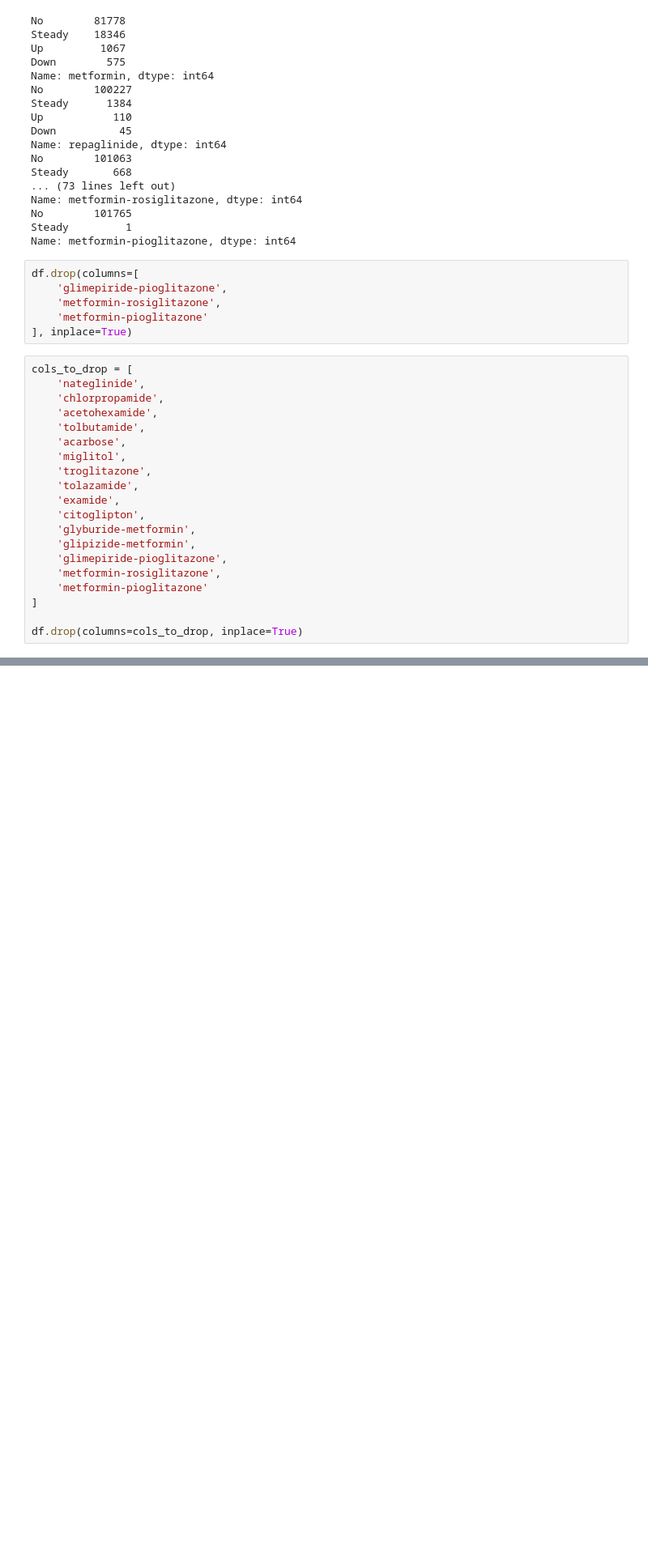
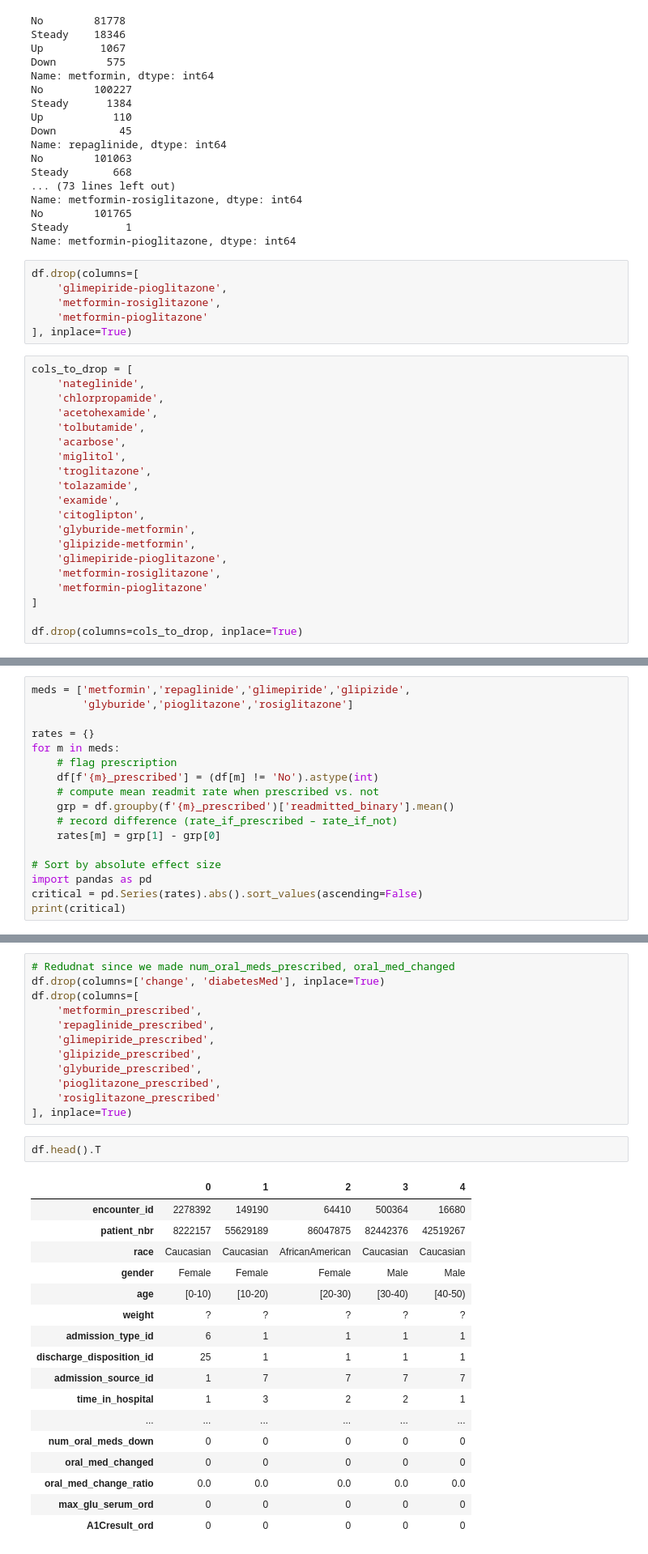
Before and after one commit to SayamKhatri/Clinical-Readmission-Prediction, a Jupyter notebook: Notebooks/EDA.ipynb, the cells around one changed output, grey strips where cells are left out. Shown at 81% size. Cells and saved outputs as stored; diff of their text form; blank space fills up the shorter version.

```diff
--- a/Notebooks/EDA.ipynb
+++ b/Notebooks/EDA.ipynb
@@ -221 +232,18 @@ df.drop(columns=cols_to_drop, inplace=True)
 df['readmitted_binary'] = df['readmitted'].apply(lambda x: 1 if x == '<30' else 0)
+# %%
+meds = ['metformin','repaglinide','glimepiride','glipizide',
+        'glyburide','pioglitazone','rosiglitazone']
+
+rates = {}
+for m in meds:
+    # flag prescription
+    df[f'{m}_prescribed'] = (df[m] != 'No').astype(int)
+    # compute mean readmit rate when prescribed vs. not
+    grp = df.groupby(f'{m}_prescribed')['readmitted_binary'].mean()
+    # record difference (rate_if_prescribed – rate_if_not)
+    rates[m] = grp[1] - grp[0]
+
+# Sort by absolute effect size
+import pandas as pd
+critical = pd.Series(rates).abs().sort_values(ascending=False)
+print(critical)
@@ -221,0 +331,32 @@ df['readmitted_binary'] = df['readmitted'].apply(lambda x: 1 if x == '<30' else
+# %%
+# Redudnat since we made num_oral_meds_prescribed, oral_med_changed
+df.drop(columns=['change', 'diabetesMed'], inplace=True)
+df.drop(columns=[
+    'metformin_prescribed',
+    'repaglinide_prescribed',
+    'glimepiride_prescribed',
+    'glipizide_prescribed',
+    'glyburide_prescribed',
+    'pioglitazone_prescribed',
+    'rosiglitazone_prescribed'
+], inplace=True)
+# %%
+df.head().T
+# %% [output]
+|  | 0 | 1 | 2 | 3 | 4 |
+| encounter_id | 2278392 | 149190 | 64410 | 500364 | 16680 |
+| patient_nbr | 8222157 | 55629189 | 86047875 | 82442376 | 42519267 |
+| race | Caucasian | Caucasian | AfricanAmerican | Caucasian | Caucasian |
+| gender | Female | Female | Female | Male | Male |
+| age | [0-10) | [10-20) | [20-30) | [30-40) | [40-50) |
+| weight | ? | ? | ? | ? | ? |
+| admission_type_id | 6 | 1 | 1 | 1 | 1 |
+| discharge_disposition_id | 25 | 1 | 1 | 1 | 1 |
+| admission_source_id | 1 | 7 | 7 | 7 | 7 |
+| time_in_hospital | 1 | 3 | 2 | 2 | 1 |
+| ... | ... | ... | ... | ... | ... |
+| num_oral_meds_down | 0 | 0 | 0 | 0 | 0 |
+| oral_med_changed | 0 | 0 | 0 | 0 | 0 |
+| oral_med_change_ratio | 0.0 | 0.0 | 0.0 | 0.0 | 0.0 |
+| max_glu_serum_ord | 0 | 0 | 0 | 0 | 0 |
+| A1Cresult_ord | 0 | 0 | 0 | 0 | 0 |
```
Also changed, not shown: parts of 38 cells of this notebook.
